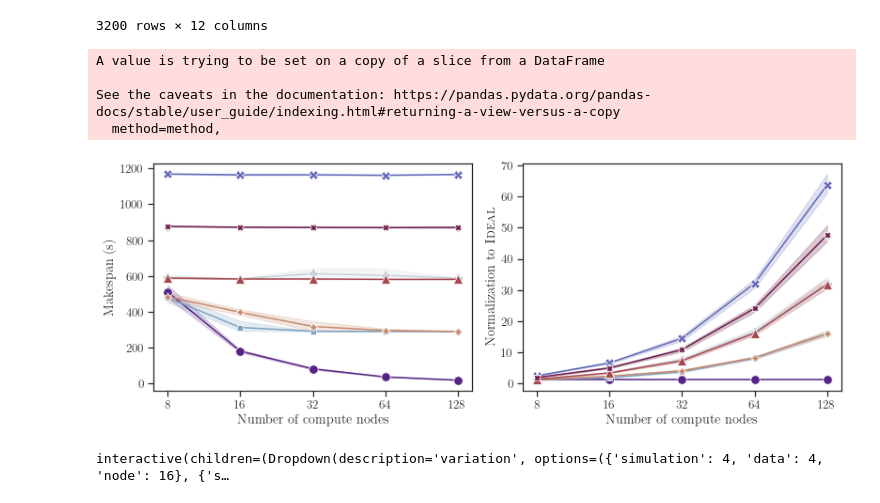
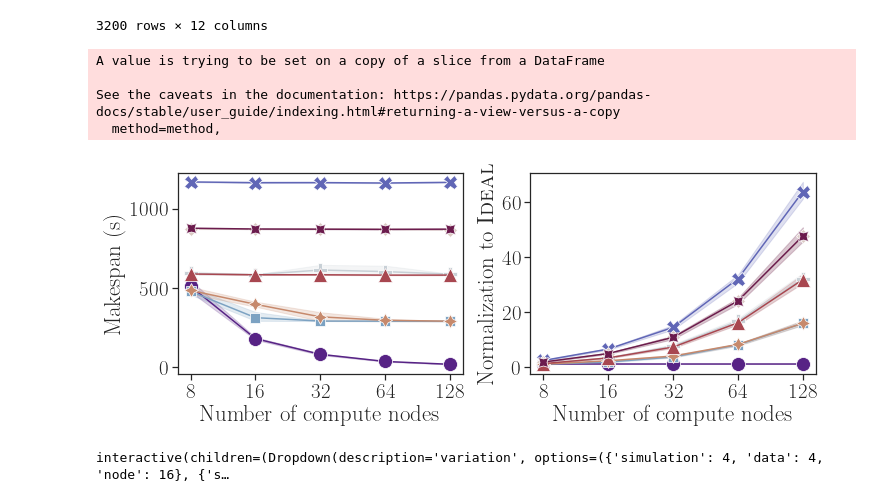
Before and after one commit to Analytics4MD/insitu-ensemble-simulator, a Jupyter notebook: analysis/plot.ipynb, the cells around one changed output. Saved outputs shown, nothing was run; the diff lists cells and outputs as text; code cells hidden in the pictures.

Commit message:
Update visualization notebook

```diff
--- a/analysis/plot.ipynb
+++ b/analysis/plot.ipynb
@@ -169,7 +169,7 @@ xlabel_rename_dict = {'analysis':'Number of analyses per simulation',
                         'node':'Number of compute nodes'}
 ylabel_rename_dict = {'time':'Makespan (s)',
                         'ideal-normalization':'Normalization to \\textsc{Ideal}',
-                        'model-normalization':'Normalization to \\textsc{Co-alloc}'}
+                        'model-normalization':'Normalization to\n(\\textsc{Co-alloc}, \\textsc{Co-alloc})'}
 heuristic_rename_dict = {'model-model':'(\\textsc{Co-alloc}, \\textsc{Co-alloc})',
                          'model-even':'(\\textsc{Co-alloc}, \\textsc{Ev-alloc})',
                          'even-model':'(\\textsc{Ev-alloc}, \\textsc{Co-alloc})',
@@ -202,14 +202,14 @@ palette = 'twilight_shifted'
 
 
 # sns.set_palette("twilight_shifted")
-# sns.set(font_scale = 1.6)
-# sns.set_style("ticks")
-# sns.set_context(rc = {'lines.markersize': 12})
-# plt.rcParams.update({
-#     "text.usetex": True,
-#     "font.family": "Computer Modern Typewriter",
-#     # "figure.figsize": (9,5)
-# })
+sns.set(font_scale = 1.9)
+sns.set_style("ticks")
+sns.set_context(rc = {'lines.markersize': 14})
+plt.rcParams.update({
+    "text.usetex": True,
+    "font.family": "Computer Modern Typewriter",
+    # "figure.figsize": (9,5)
+})
 # @interact(variation=variations, heuristic=heuristics)
 def plot(variation,heuristic):
     condition = pd.Series(np.full(new_df.shape[0], True, dtype=bool))
@@ -221,38 +221,43 @@ def plot(variation,heuristic):
     sub_df['scenario'].replace(scenario_rename_dict, inplace=True)
     # print(sub_df)
     variable = list(set(parameters) - set(variation.keys()))[0]
-    fig, axes = plt.subplots(nrows=1, ncols=2, figsize=(11,4), constrained_layout=True)
+    fig, axes = plt.subplots(nrows=1, ncols=2, figsize=(10,3.6), constrained_layout=True)
     ax1 = sns.lineplot(x=variable, y='time', hue='scenario', style='scenario', data=sub_df, markers=True, ax=axes[0], dashes=False, palette=palette)
     ax1.set_xscale("log", base=2)
     ax1.get_xaxis().set_major_formatter(tck.FuncFormatter(lambda x, _: '%.0f'%x))
     ax2 = sns.lineplot(x=variable, y='ideal-normalization', hue='scenario', style='scenario', data=sub_df, markers=True, ax=axes[1], dashes=False, palette=palette)
     ax2.set_xscale("log", base=2)
     ax2.get_xaxis().set_major_formatter(tck.FuncFormatter(lambda x, _: '%.0f'%x))
     plt_name = ax1.get_xlabel()
     ax1.set_xlabel(xlabel_rename_dict[ax1.get_xlabel()])
     ax1.set_ylabel(ylabel_rename_dict[ax1.get_ylabel()])
     ax2.set_xlabel(xlabel_rename_dict[ax2.get_xlabel()])
     ax2.set_ylabel(ylabel_rename_dict[ax2.get_ylabel()])
     # ax3 = sns.lineplot(x=variable, y='ratio', hue='scenario', style='scenario', data=sub_df, markers=True, ax=axes[2], dashes=False)
     # ax3.set_xscale("log", base=2)
     # ax3.get_xaxis().set_major_formatter(tck.FuncFormatter(lambda x, _: '%.0f'%x))
     # ax3.legend_.set_title("")
     ax1.legend_.set_title("")
     ax2.legend_.set_title("")
+    ax1.set_xticks([8,16,32,64,128])
+    ax2.set_xticks([8,16,32,64,128])
     axes[0].legend().set_visible(False)
     axes[1].legend().set_visible(False)
     # ax1.set_xticks([1,2,4,8,16,32])
     # ax2.set_xticks([1,2,4,8,16,32])
     handles, labels = axes[1].get_legend_handles_labels()
-    # fig.legend(handles, labels, bbox_to_anchor=(1, 1.2), borderaxespad=0, ncol=4)
-    # plt.savefig(plt_name + '.pdf', bbox_inches='tight', dpi=12000)
+    order = [2,3,4,5,6,7,0,1]
+    # print(labels)
+    # print(handles)
+    # fig.legend([handles[idx] for idx in order],[labels[idx] for idx in order], bbox_to_anchor=(0.98, 1.4), borderaxespad=0, ncol=3)
+    plt.savefig(plt_name + '.pdf', bbox_inches='tight', dpi=12000)
 plot(variations[1],heuristics[0])
 # %% [output]
 A value is trying to be set on a copy of a slice from a DataFrame
 
 See the caveats in the documentation: https://pandas.pydata.org/pandas-docs/stable/user_guide/indexing.html#returning-a-view-versus-a-copy
   method=method,
-[figure, old version]
+[figure, new version]
 # %%
 # sns.set_palette("twilight_shifted")
 variations = [{'simulation':4, 'data':4, 'node':16}, {'simulation':4, 'data':4, 'analysis':4}, {'simulation':4, 'analysis':4, 'node':16}, {'data':4, 'analysis':4, 'node':64}]
```
Also changed, not shown: parts of 4 cells of this notebook.
